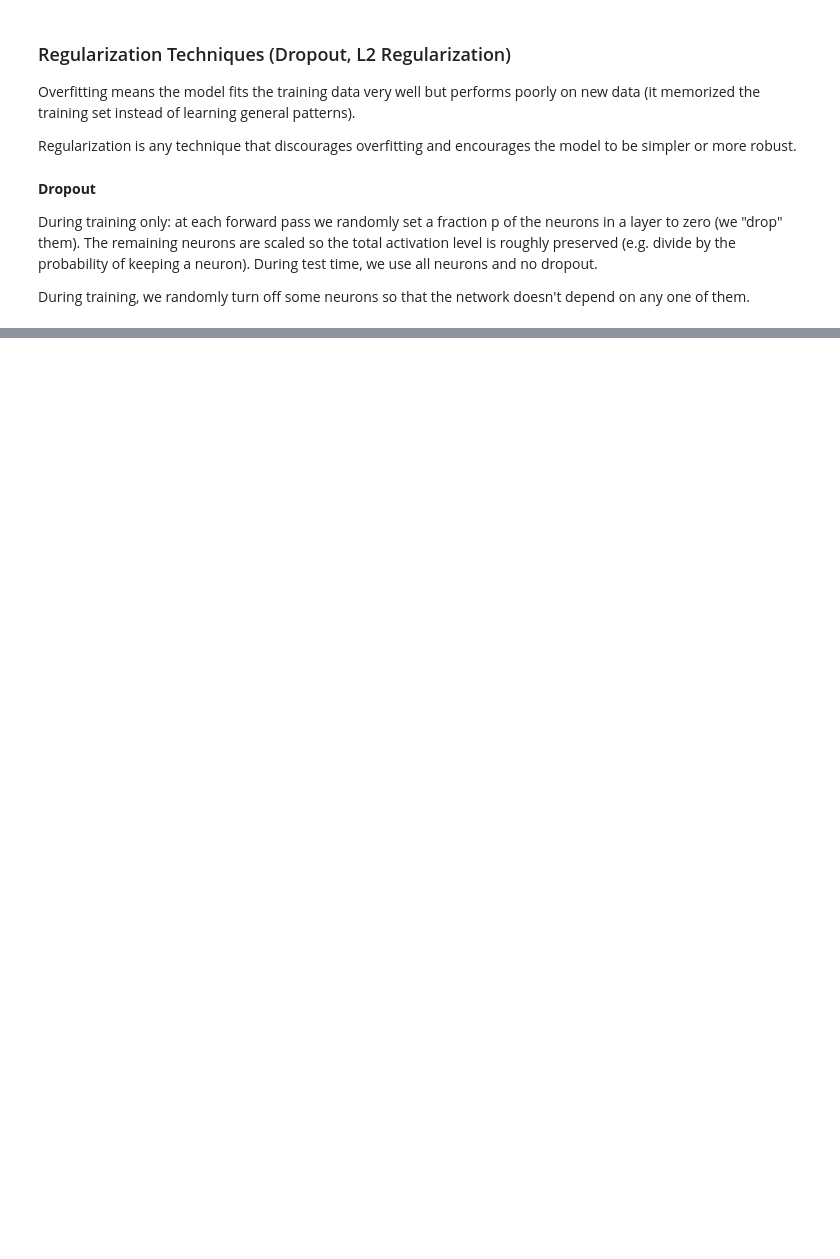
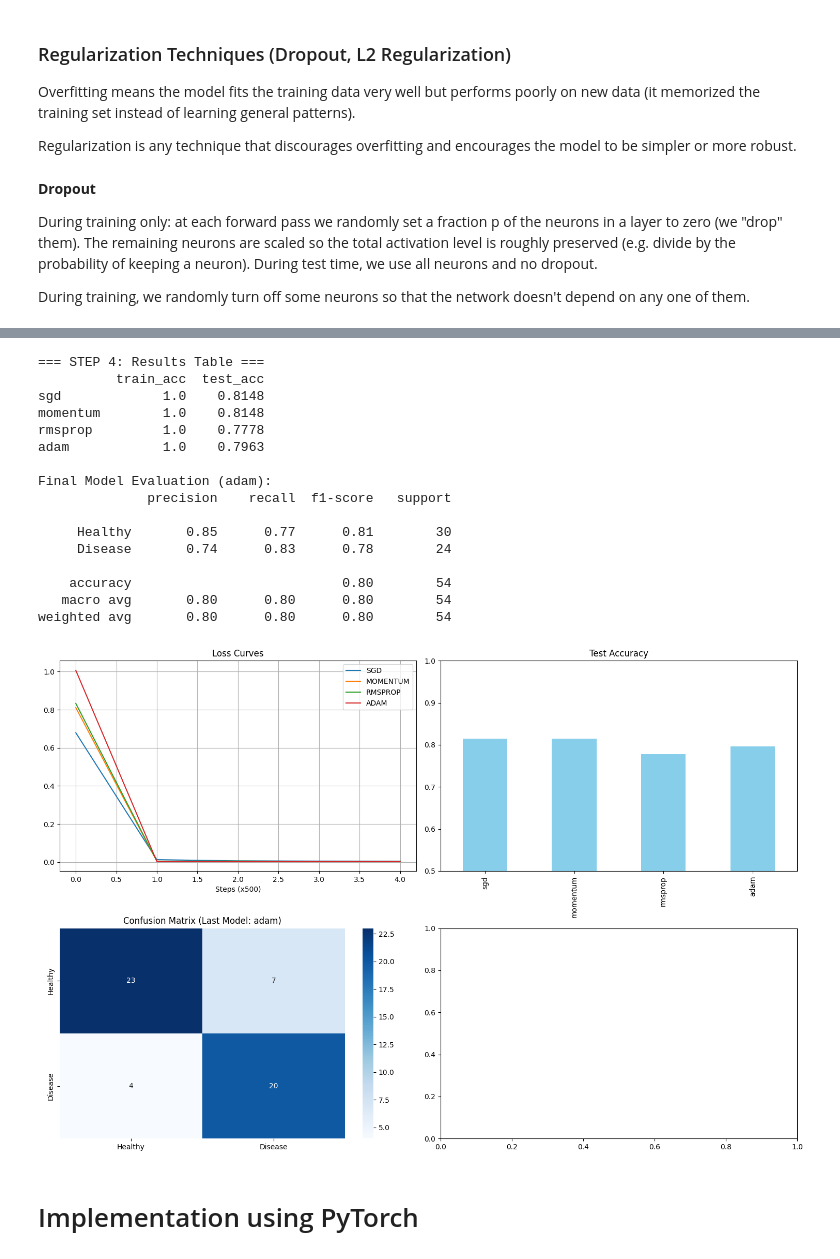
Before and after one commit to pointbreak6969/learn_machine_learning, a Jupyter notebook: deep_learning/z_deeplearning.ipynb, the cells around one changed output, grey strips where cells are left out. Saved outputs shown, nothing was run; the diff lists cells and outputs as text; code cells hidden in the pictures; blank space fills up the shorter version.

```diff
--- a/deep_learning/z_deeplearning.ipynb
+++ b/deep_learning/z_deeplearning.ipynb
@@ -279,0 +754,66 @@ Topic for next class: Implementing Neural Network from Scratch (Numpy)
+# %%
+# =====================================================
+# ANALYSIS & VISUALIZATION
+# =====================================================
+"""
+STEP 4: Compare quantitatively (table) + visually (plots).
+- Table: Accuracies → Adam wins (adaptive).
+- Plots: Loss curves (smooth=good), Acc bar, Confusion (errors where?).
+SIGNIFICANCE: Eval>train! Test gap=overfit.
+"""
+print("\n=== STEP 4: Results Table ===")
+df_results = pd.DataFrame(results).T.round(4)
+print(df_results)
+
+fig, axes = plt.subplots(2, 2, figsize=(15, 10))
+
+# Loss curves
+ax = axes[0,0]
+for opt in optimizers:
+    ax.plot(costs_dict[opt], label=opt.upper())
+ax.set_title("Loss Curves")
+ax.set_xlabel("Steps (x500)")
+ax.legend(); ax.grid()
+
+# Acc bar
+df_results['test_acc'].plot(kind='bar', ax=axes[0,1], title="Test Accuracy", color='skyblue')
+axes[0,1].set_ylim(0.5, 1.0)
+
+# Identify Best Model and evaluate
+best_opt_name = df_results['test_acc'].idxmax()
+# We use the results from the loop above
+# To get the confusion matrix, we need the predictions from the final state of the last trained model
+# (Or better, re-run the best one. For now, let's use the 'nn' from the last loop iteration)
+y_te_pred_final = nn.predict(X_test)[0]
+
+print(f"\nFinal Model Evaluation ({opt}):")
+print(classification_report(y_test[0], y_te_pred_final, target_names=['Healthy', 'Disease']))
+
+# Confusion plot
+cm = confusion_matrix(y_test[0], y_te_pred_final)
+sns.heatmap(cm, annot=True, fmt='d', cmap='Blues', ax=axes[1,0],
+            xticklabels=['Healthy','Disease'], yticklabels=['Healthy','Disease'])
+axes[1,0].set_title(f"Confusion Matrix (Last Model: {opt})")
+
+plt.tight_layout()
+plt.show()
+# %% [output]
+=== STEP 4: Results Table ===
+          train_acc  test_acc
+sgd             1.0    0.8148
+momentum        1.0    0.8148
+rmsprop         1.0    0.7778
+adam            1.0    0.7963
+
+Final Model Evaluation (adam):
+              precision    recall  f1-score   support
+
+     Healthy       0.85      0.77      0.81        30
+     Disease       0.74      0.83      0.78        24
+
+    accuracy                           0.80        54
+   macro avg       0.80      0.80      0.80        54
+weighted avg       0.80      0.80      0.80        54
+[figure, added]
+# %% [markdown]
+# Implementation using PyTorch
```
Also changed, not shown: parts of 22 cells of this notebook, 54 other files.
